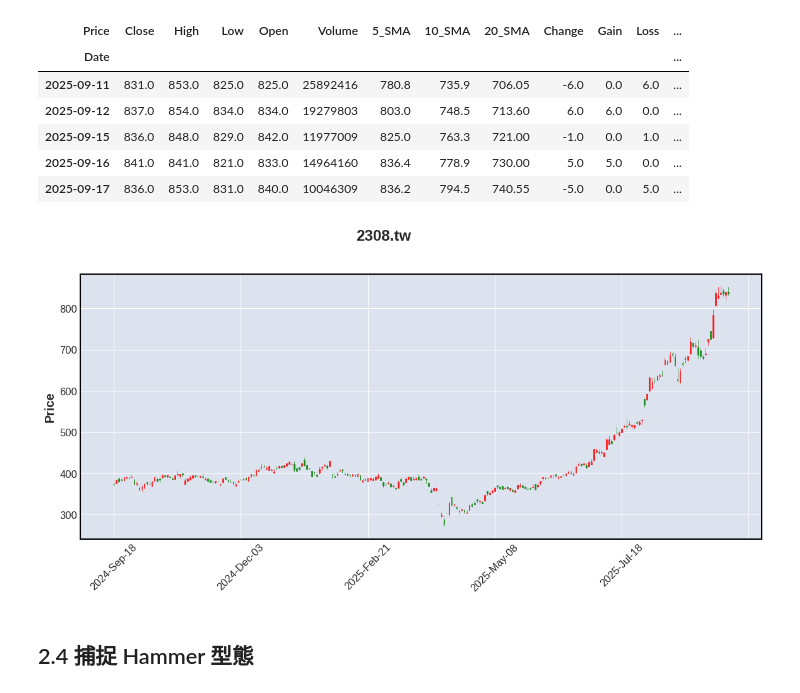
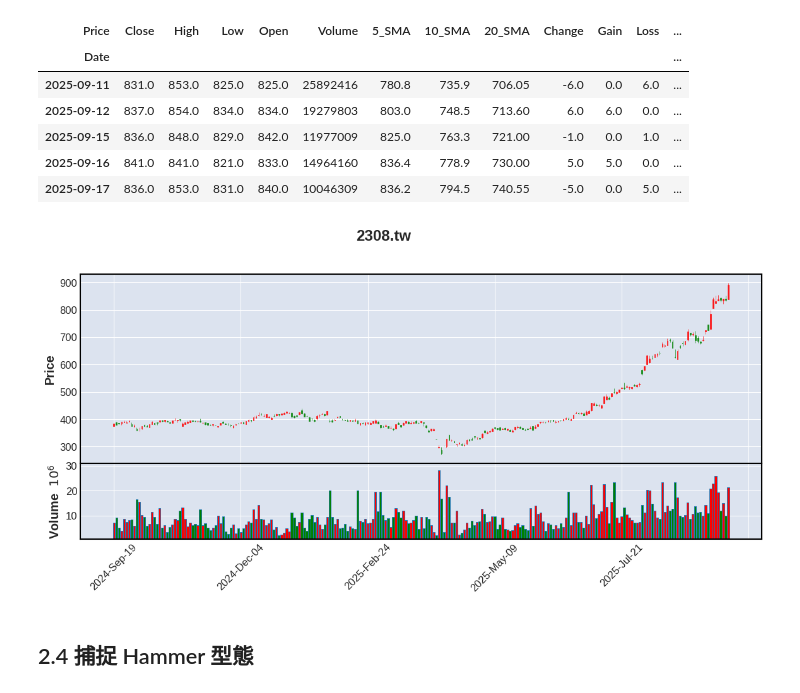
Before and after one commit to tsungchi-source/HW, a Jupyter notebook: 0917_week2_技術指標、K線、機器學習_以台達電2308為例_劉宗旗.ipynb, the cells around one changed output. Drawn from its saved outputs; the diff is of its cells as text; code cells hidden in the pictures.

```diff
--- a/0917_week2_技術指標、K線、機器學習_以台達電2308為例_劉宗旗.ipynb
+++ b/0917_week2_技術指標、K線、機器學習_以台達電2308為例_劉宗旗.ipynb
@@ -282,14 +312,20 @@ kplot_df['2025-08-01':'2025-09-17'].tail()
 # %%
 import mplfinance as mpf
 # 設置繪圖風格
 my_color = mpf.make_marketcolors(up='r', down='g', inherit=True)
 my_style = mpf.make_mpf_style(base_mpf_style='default',
                 marketcolors=my_color)
 
-# 使用 mplfinance 繪製 K 線圖
-mpf.plot(kplot_df, type='candle', style=my_style, title=f'{stock_id}', figsize=(15, 6))
+# 使用 mplfinance 繪製 K 線圖，以及成交量
+
+mpf.plot(kplot_df,
+         type='candle',
+         style=my_style,
+         title=f'{stock_id}',
+         figsize=(15, 6),
+         volume=True)
 # %% [output]
-[figure, old version]
+[figure, new version]
 # %% [markdown]
 ## 2.4 捕捉 Hammer 型態
 # %% [markdown]
```
Also changed, not shown: parts of 15 cells of this notebook.
